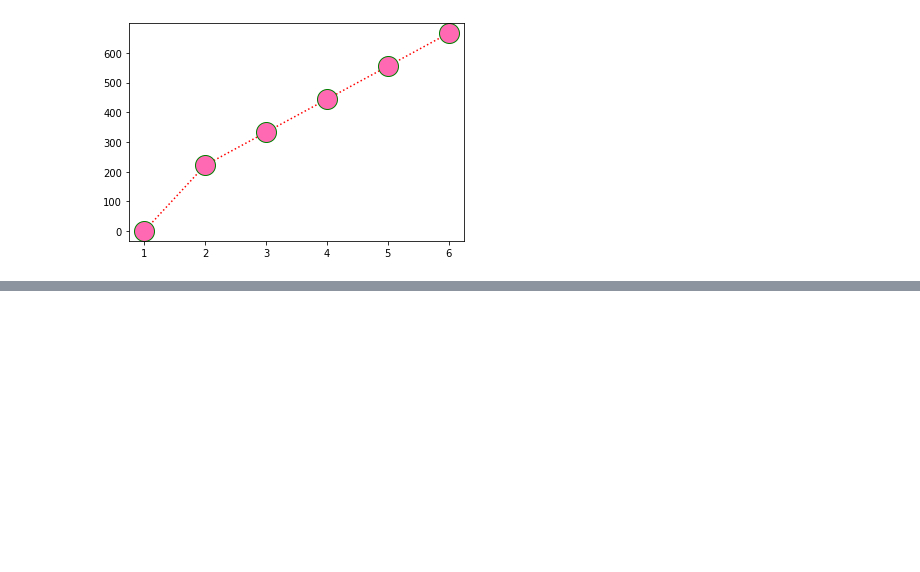
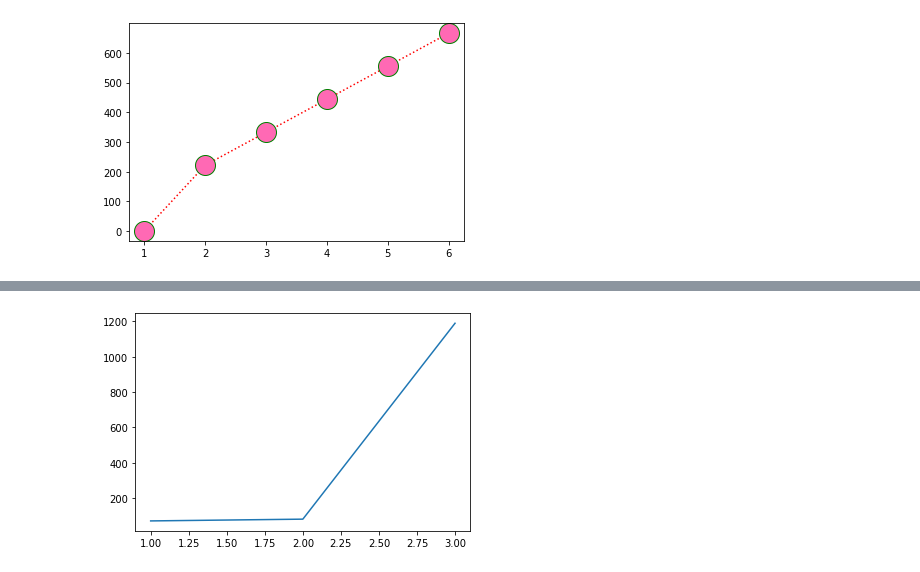
Before and after one commit to sashaTen/exploretary_data_analysis_in_marketing, a Jupyter notebook: Untitled0.ipynb, the cells around one changed output, grey strips where cells are left out. Cells and saved outputs as stored; diff of their text form; code cells hidden in the pictures; blank space fills up the shorter version.

```diff
--- a/Untitled0.ipynb
+++ b/Untitled0.ipynb
@@ -253,0 +280,10 @@ plt.show()
+# %%
+plt.plot([1,2,3],[70,80,1190])
+plt.show()
+# in   general  what   matplotlib  is
+# it  just   plots   two  arrays  into   diagram   so
+# it  builds   graphs then and
+# then   you  can   add  some  features  to  it
+# like   color   and   style   etc
+# %% [output]
+[figure, added]
```
Also changed, not shown: parts of 8 cells of this notebook.
